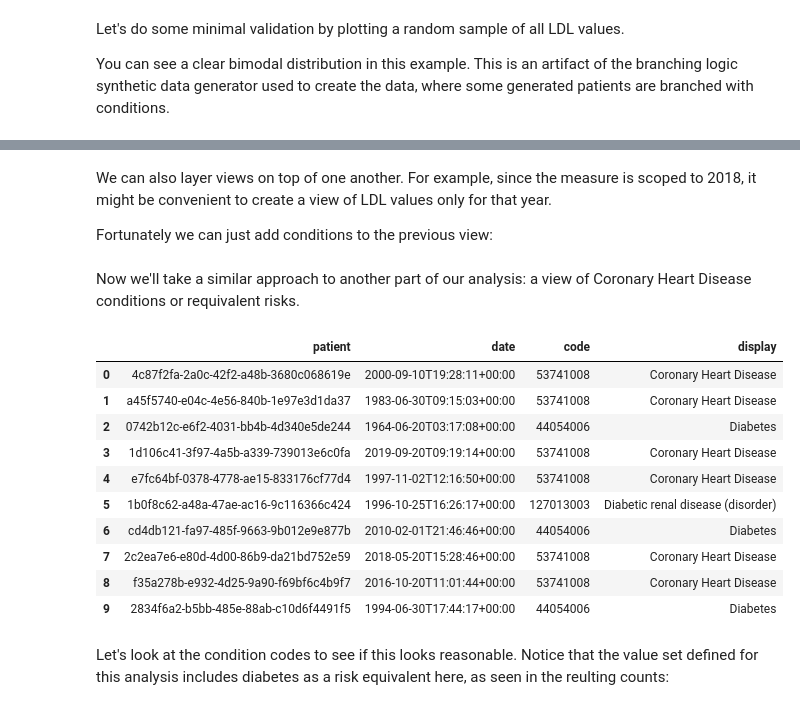
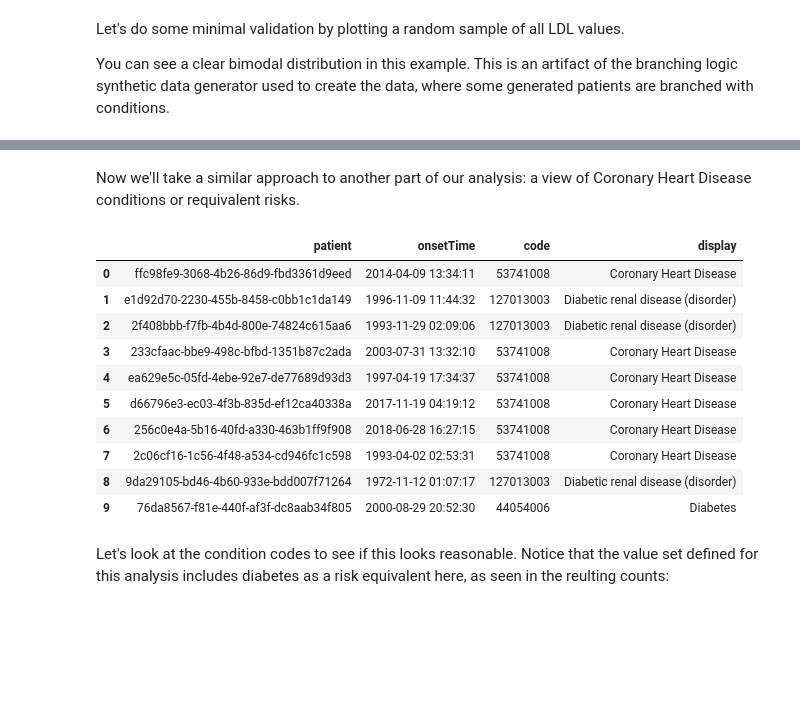
Before and after one commit to google/fhir-py, a Jupyter notebook: examples/statin_analysis_example.ipynb, the cells around one changed output, grey strips where cells are left out. Drawn from its saved outputs; the diff is of its cells as text; code cells hidden in the pictures; blank space fills up the shorter version.

```diff
--- a/examples/statin_analysis_example.ipynb
+++ b/examples/statin_analysis_example.ipynb
@@ -261,4 +279,0 @@ ldl_values.plot.hist(bins=50);
-# %% [markdown]
-We can also layer views on top of one another. For example, since the measure is scoped to 2018, it might be convenient to create a view of LDL values only for that year.
-
-Fortunately we can just add conditions to the previous view:
@@ -272,24 +282,24 @@ Now we'll take a similar approach to another part of our analysis: a view of Cor
 # %%
 chd_or_equiv_risks = conds.select({
         'patient': conds.subject.idFor('Patient'),
-        'date': conds.onset.ofType('dateTime'),
+        'onsetTime': conds.onset.ofType('dateTime'),
         'code': conds.code.coding.code.first(),
         'display': conds.code.coding.display.first()
         }
     ).where(
         conds.code.memberOf(CHD_OR_RISK_EQUIV))
 
 runner.create_bigquery_view(chd_or_equiv_risks, 'chd_or_equiv_risks')
 runner.to_dataframe(chd_or_equiv_risks, limit=10)
 # %% [output]
-|  | patient | date | code | display |
-| 0 | 4c87f2fa-2a0c-42f2-a48b-3680c068619e | 2000-09-10T19:28:11+00:00 | 53741008 | Coronary Heart Disease |
-| 1 | a45f5740-e04c-4e56-840b-1e97e3d1da37 | 1983-06-30T09:15:03+00:00 | 53741008 | Coronary Heart Disease |
-| 2 | 0742b12c-e6f2-4031-bb4b-4d340e5de244 | 1964-06-20T03:17:08+00:00 | 44054006 | Diabetes |
-| 3 | 1d106c41-3f97-4a5b-a339-739013e6c0fa | 2019-09-20T09:19:14+00:00 | 53741008 | Coronary Heart Disease |
-| 4 | e7fc64bf-0378-4778-ae15-833176cf77d4 | 1997-11-02T12:16:50+00:00 | 53741008 | Coronary Heart Disease |
-| 5 | 1b0f8c62-a48a-47ae-ac16-9c116366c424 | 1996-10-25T16:26:17+00:00 | 127013003 | Diabetic renal disease (disorder) |
-| 6 | cd4db121-fa97-485f-9663-9b012e9e877b | 2010-02-01T21:46:46+00:00 | 44054006 | Diabetes |
-| 7 | 2c2ea7e6-e80d-4d00-86b9-da21bd752e59 | 2018-05-20T15:28:46+00:00 | 53741008 | Coronary Heart Disease |
-| 8 | f35a278b-e932-4d25-9a90-f69bf6c4b9f7 | 2016-10-20T11:01:44+00:00 | 53741008 | Coronary Heart Disease |
-| 9 | 2834f6a2-b5bb-485e-88ab-c10d6f4491f5 | 1994-06-30T17:44:17+00:00 | 44054006 | Diabetes |
+|  | patient | onsetTime | code | display |
+| 0 | ffc98fe9-3068-4b26-86d9-fbd3361d9eed | 2014-04-09 13:34:11 | 53741008 | Coronary Heart Disease |
+| 1 | e1d92d70-2230-455b-8458-c0bb1c1da149 | 1996-11-09 11:44:32 | 127013003 | Diabetic renal disease (disorder) |
+| 2 | 2f408bbb-f7fb-4b4d-800e-74824c615aa6 | 1993-11-29 02:09:06 | 127013003 | Diabetic renal disease (disorder) |
+| 3 | 233cfaac-bbe9-498c-bfbd-1351b87c2ada | 2003-07-31 13:32:10 | 53741008 | Coronary Heart Disease |
+| 4 | ea629e5c-05fd-4ebe-92e7-de77689d93d3 | 1997-04-19 17:34:37 | 53741008 | Coronary Heart Disease |
+| 5 | d66796e3-ec03-4f3b-835d-ef12ca40338a | 2017-11-19 04:19:12 | 53741008 | Coronary Heart Disease |
+| 6 | 256c0e4a-5b16-40fd-a330-463b1ff9f908 | 2018-06-28 16:27:15 | 53741008 | Coronary Heart Disease |
+| 7 | 2c06cf16-1c56-4f48-a534-cd946fc1c598 | 1993-04-02 02:53:31 | 53741008 | Coronary Heart Disease |
+| 8 | 9da29105-bd46-4b60-933e-bdd007f71264 | 1972-11-12 01:07:17 | 127013003 | Diabetic renal disease (disorder) |
+| 9 | 76da8567-f81e-440f-af3f-dc8aab34f805 | 2000-08-29 20:52:30 | 44054006 | Diabetes |
```
Also changed, not shown: parts of 42 cells of this notebook.
